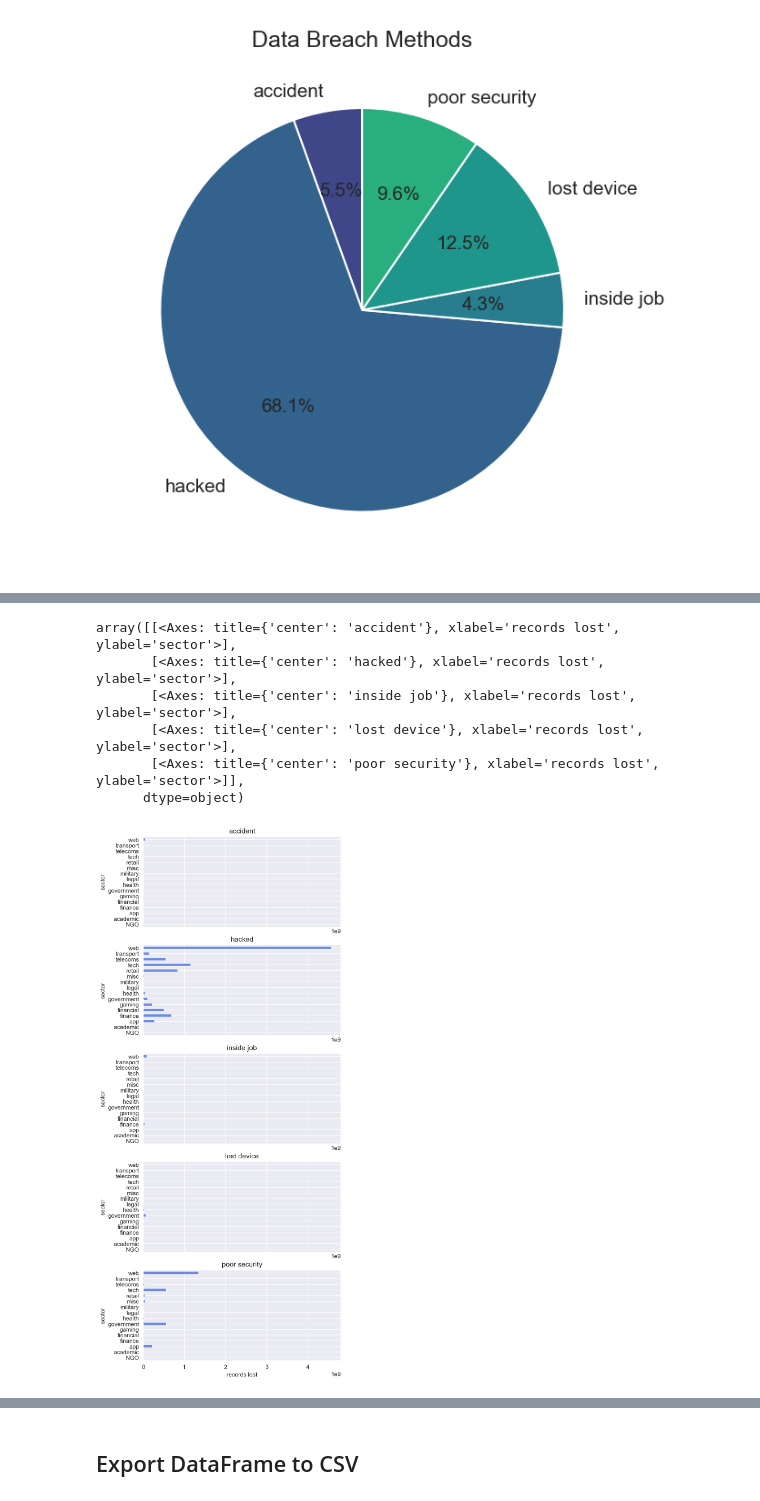
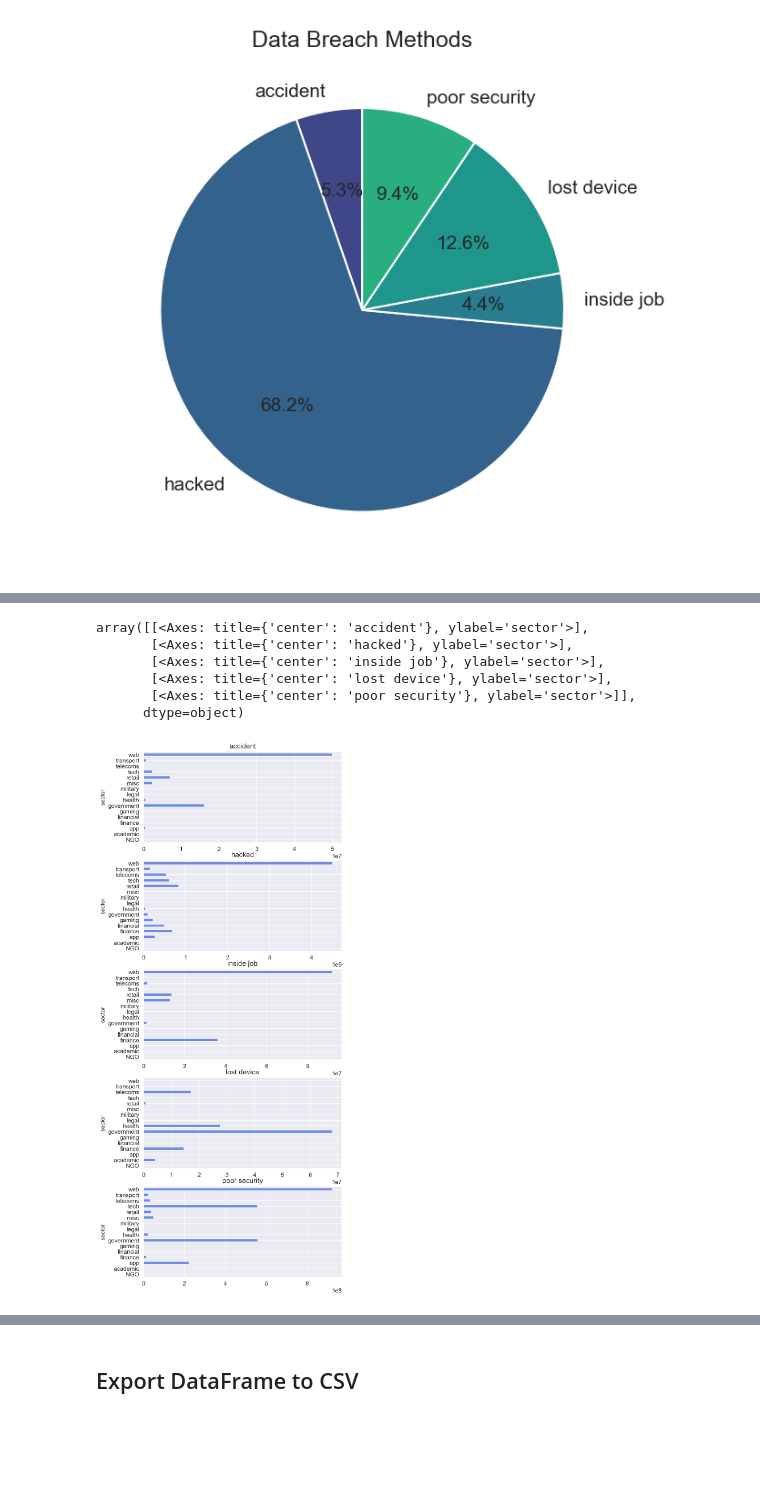
Before and after one commit to PianoPalf/group-project-3, a Jupyter notebook: Python/PyHack_dataframe_setup_SP.ipynb, the cells around one changed output, grey strips where cells are left out. Drawn from its saved outputs; the diff is of its cells as text; code cells hidden in the pictures; blank space fills up the shorter version.

```diff
--- a/Python/PyHack_dataframe_setup_SP.ipynb
+++ b/Python/PyHack_dataframe_setup_SP.ipynb
@@ -195,6 +195,12 @@ Index(['organisation', 'alternative name', 'records lost', 'year   ', 'date',
 # %%
 # Drop Duplicates Rows from dBreaches_df
 dBreaches_df = dBreaches_df.drop_duplicates()
+# %%
+# Drop id Column
+dBreaches_df = dBreaches_df.drop('id', axis=1)
+# %%
+# Create New Unique id Column
+dBreaches_df['id'] = range(1, len(dBreaches_df) + 1)
 # %%
 # Drop unnamed Column
 dBreaches_df = dBreaches_df.drop('unnamed: 11', axis=1)
@@ -349,6 +355,9 @@ merged_dBreaches_df.head()
 # %%
 # Drop Rows containing NaNs from Merged DataFrame
 cleaned_dBreaches_df = merged_dBreaches_df.dropna()
+# %%
+# Drop Duplicate Rows
+cleaned_dBreaches_df = cleaned_dBreaches_df.drop_duplicates(subset=['id'])
 # %%
 # Check Cleaned Merged DataFrame
 cleaned_dBreaches_df
@@ -800,38 +809,38 @@ dBreaches_method_pivot
 # %%
 # Total Records Lost by Method (Separate Charts)
 
 # Set Colour Palette
 #color = ['#730517', '#f44560', '#44d1df', '#32a4a7', '#1e7069']
 color = ['#f8cd82', '#f65b74', '#f72078', '#23b0bd', '#0df7db']
 #color = ['#a8216b', '#f1184c', '#f36943', '#f7dc66', '#2e9599']
 
 # Create Pivot Table (Aggregate Function = Sum)
 dBreaches_method_pivot = cleaned_dBreaches_df.pivot_table('records lost',
                                                           aggfunc=np.sum,
                                                           columns='method',
                                                           index='sector',
                                                           fill_value=0)
 
 # Set Figure Parameters and Labels
 dBreaches_method_pivot.plot.barh(figsize=(6,16),
                      subplots=True,
                      color = 'royalblue',
                      alpha=0.75,
                      layout=(-1, 1),
-                     sharex=True,
+                     sharex=False,
                      sharey=True,
-                     xlabel='records lost',
+                     xlabel='',
                      ylabel="sector",
                      legend=False)
                      #title="Total Records Lost")
 # %% [output]
-array([[<Axes: title={'center': 'accident'}, xlabel='records lost', ylabel='sector'>],
-       [<Axes: title={'center': 'hacked'}, xlabel='records lost', ylabel='sector'>],
-       [<Axes: title={'center': 'inside job'}, xlabel='records lost', ylabel='sector'>],
-       [<Axes: title={'center': 'lost device'}, xlabel='records lost', ylabel='sector'>],
-       [<Axes: title={'center': 'poor security'}, xlabel='records lost', ylabel='sector'>]],
+array([[<Axes: title={'center': 'accident'}, ylabel='sector'>],
+       [<Axes: title={'center': 'hacked'}, ylabel='sector'>],
+       [<Axes: title={'center': 'inside job'}, ylabel='sector'>],
+       [<Axes: title={'center': 'lost device'}, ylabel='sector'>],
+       [<Axes: title={'center': 'poor security'}, ylabel='sector'>]],
       dtype=object)
-[figure, old version]
+[figure, new version]
 # %%
 # Bubble Chart: Top 10 Breaches Over Time ('records lost' = Bubble Size)
 
```
Also changed, not shown: parts of 22 cells of this notebook, 1 other file.
